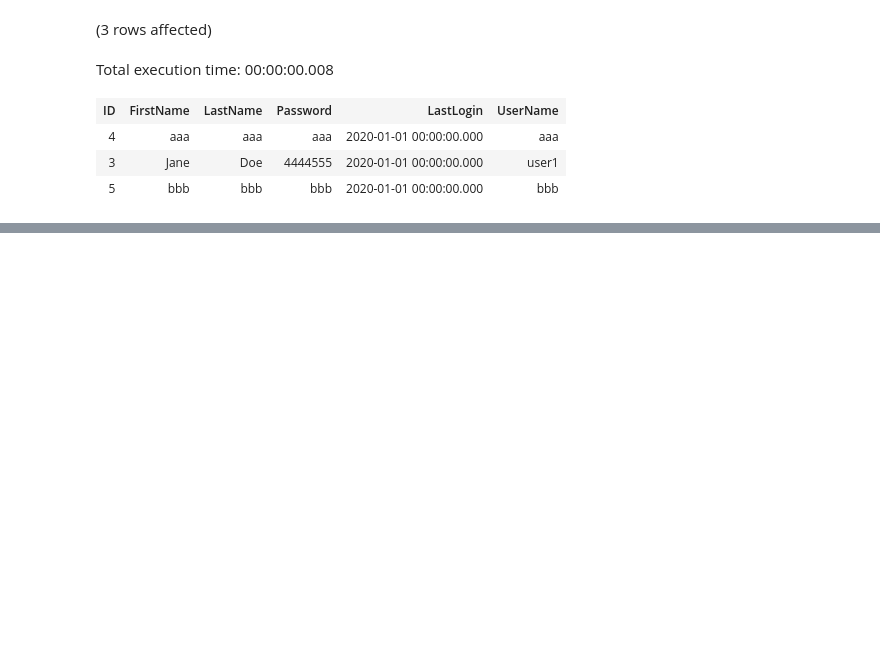
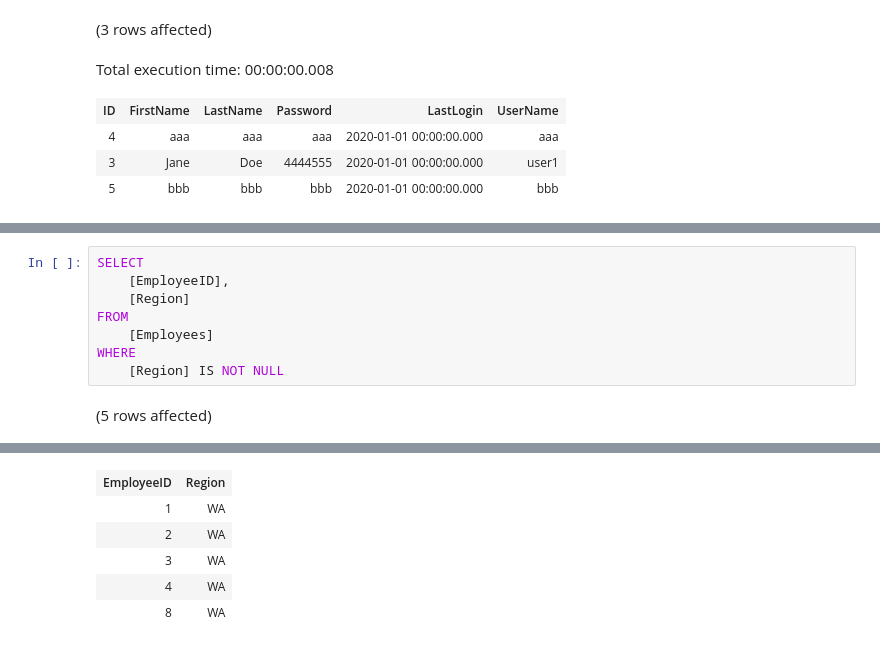
Before and after one commit to Simonsbs/D290323ER_SQL, a Jupyter notebook: Lesson2-Select.ipynb, the cells around one changed output, grey strips where cells are left out. Drawn from its saved outputs; the diff is of its cells as text; blank space fills up the shorter version.

```diff
--- a/Lesson2-Select.ipynb
+++ b/Lesson2-Select.ipynb
@@ -85,0 +183,10 @@ Total execution time: 00:00:00.008
+# %%
+SELECT
+    [EmployeeID],
+    [Region]
+FROM
+    [Employees]
+WHERE
+    [Region] IS NOT NULL
+# %% [output]
+(5 rows affected)
@@ -85,0 +194,6 @@ Total execution time: 00:00:00.008
+| EmployeeID | Region |
+| 1 | WA |
+| 2 | WA |
+| 3 | WA |
+| 4 | WA |
+| 8 | WA |
```
Also changed, not shown: parts of 6 cells of this notebook.
